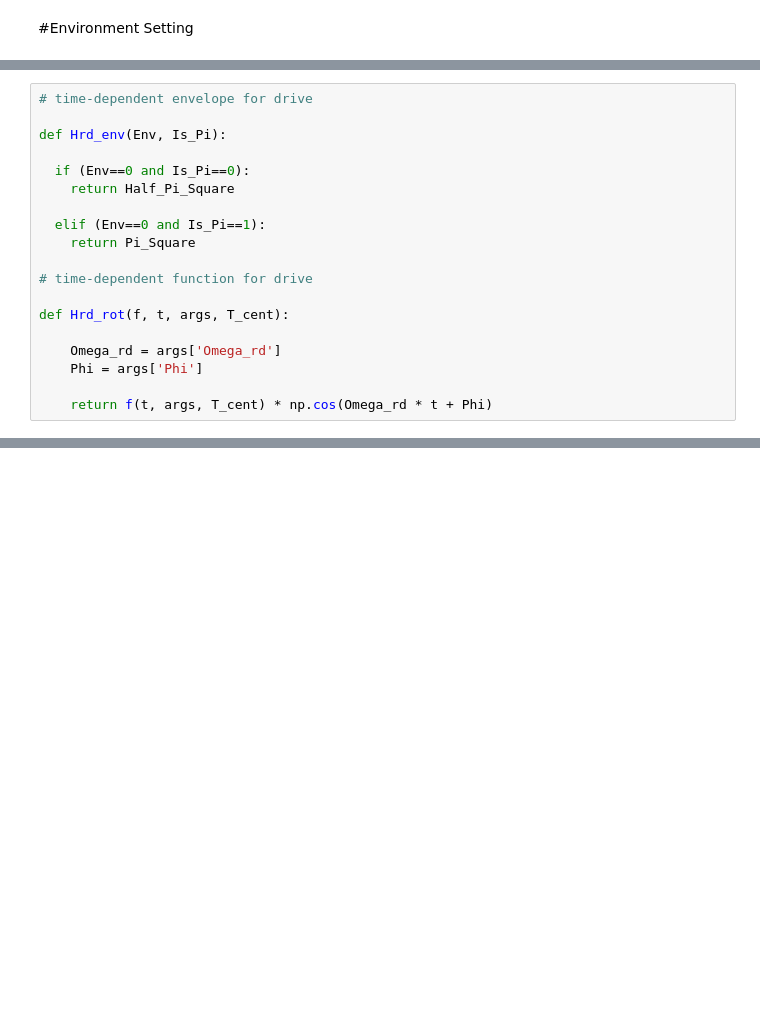
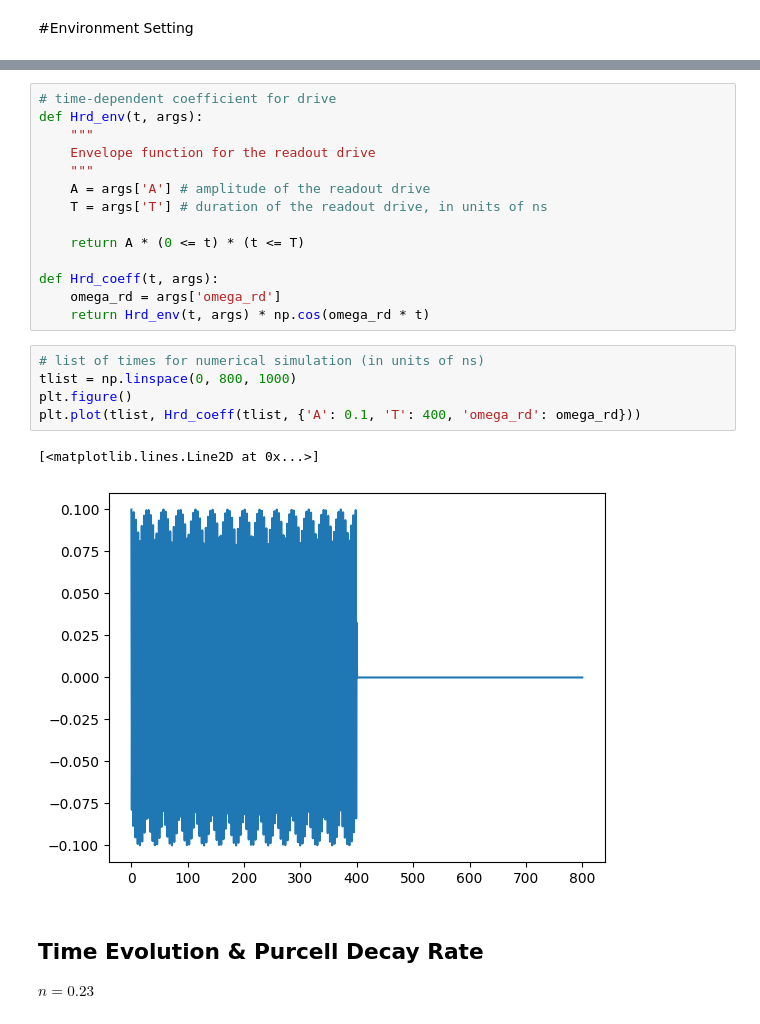
Before and after one commit to BrainConnection/Dynamical_Decoupling_Project, a Jupyter notebook: Purcell Filter.ipynb, the cells around one changed output, grey strips where cells are left out. Cells and saved outputs as stored; diff of their text form; blank space fills up the shorter version.

```diff
--- a/Purcell Filter.ipynb
+++ b/Purcell Filter.ipynb
@@ -672,19 +27,0 @@ def Half_Pi_Square(t, args, T_cent):
-# %%
-# time-dependent envelope for drive
-
-def Hrd_env(Env, Is_Pi):
-
-  if (Env==0 and Is_Pi==0):
-    return Half_Pi_Square
-
-  elif (Env==0 and Is_Pi==1):
-    return Pi_Square
-
-# time-dependent function for drive
-
-def Hrd_rot(f, t, args, T_cent):
-
-    Omega_rd = args['Omega_rd']
-    Phi = args['Phi']
-
-    return f(t, args, T_cent) * np.cos(Omega_rd * t + Phi)
@@ -1060,0 +81,26 @@ Text(0, 0.5, 'Pure Dephasing Rate (kHz)')
+# %%
+# time-dependent coefficient for drive
+def Hrd_env(t, args):
+    """
+    Envelope function for the readout drive
+    """
+    A = args['A'] # amplitude of the readout drive
+    T = args['T'] # duration of the readout drive, in units of ns
+
+    return A * (0 <= t) * (t <= T)
+
+def Hrd_coeff(t, args):
+    omega_rd = args['omega_rd']
+    return Hrd_env(t, args) * np.cos(omega_rd * t)
+# %%
+# list of times for numerical simulation (in units of ns)
+tlist = np.linspace(0, 800, 1000)
+plt.figure()
+plt.plot(tlist, Hrd_coeff(tlist, {'A': 0.1, 'T': 400, 'omega_rd': omega_rd}))
+# %% [output]
+[<matplotlib.lines.Line2D at 0x...>]
+[figure, added]
+# %% [markdown]
+## Time Evolution & Purcell Decay Rate
+
+$n=0.23$
```
Also changed, not shown: parts of 87 cells of this notebook.
